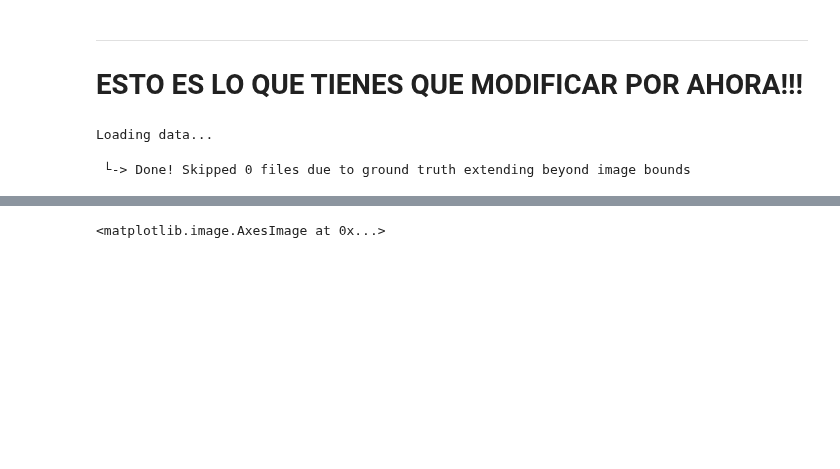
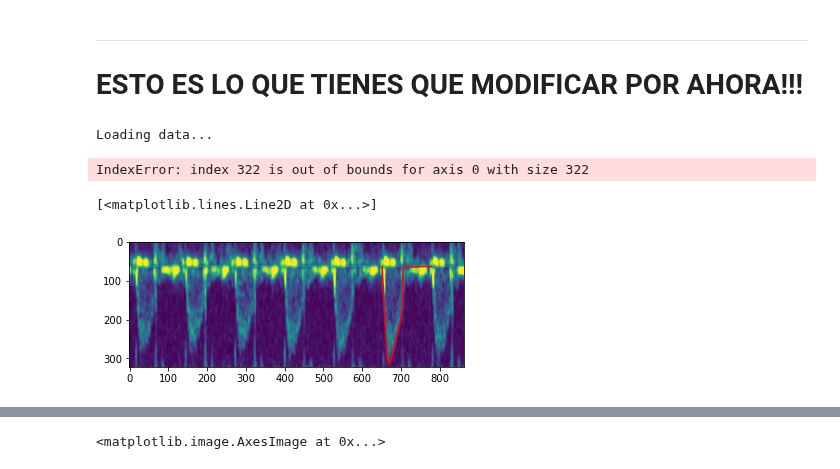
Before and after one commit to iago2900/DopplerSegmentation_iago, a Jupyter notebook: Tester.ipynb, the cells around one changed output, grey strips where cells are left out. Drawn from its saved outputs; the diff is of its cells as text; code cells hidden in the pictures; blank space fills up the shorter version.

```diff
--- a/Tester.ipynb
+++ b/Tester.ipynb
@@ -174,7 +174,7 @@ for ix_key,k in enumerate(iterator):
 
     # Get pixel array
     x0,x1,y0,y1,xref,yref,deltax,deltay,unitsx,unitsy = src.load_data.get_frame(dicom,"doppler")
-    doppler = dicom.pixel_array.copy()[y0-line_width:y1+line_width,x0-line_width:x1+line_width,]
+    doppler = dicom.pixel_array.copy()[y0:y1,x0:x1,]
     if dicom.get("PhotometricInterpretation", None) == 'YBR_FULL_422':
         doppler = src.load_data.convert_ybr_to_rgb(doppler)
 
@@ -210,7 +210,11 @@ for ix_key,k in enumerate(iterator):
 
     for i in range(-line_width//2,line_width//2):
         for j in range(-line_width//2,line_width//2):
-            mask[gt_y_full+i,gt_x_full+j] = 1
+            try:
+                mask[gt_y_full+i,gt_x_full+j] = 1
+            except IndexError:
+                continue
+
 
     #                                                                       #
     ####################### CHOOSING A REPRESENTATION #######################
@@ -248,4 +252,11 @@ for ix_key,k in enumerate(iterator):
 print(f" └-> Done! Skipped {counter_skipped} files due to ground truth extending beyond image bounds")
 # %% [output]
 Loading data...
- └-> Done! Skipped 0 files due to ground truth extending beyond image bounds
+IndexError: index 322 is out of bounds for axis 0 with size 322
+# %%
+#2301
+plt.imshow(doppler)
+plt.plot(envelope_x,envelope_y,'r')
+# %% [output]
+[<matplotlib.lines.Line2D at 0x...>]
+[figure, added]
```
Also changed, not shown: parts of 1 cell of this notebook, 2 other files.
